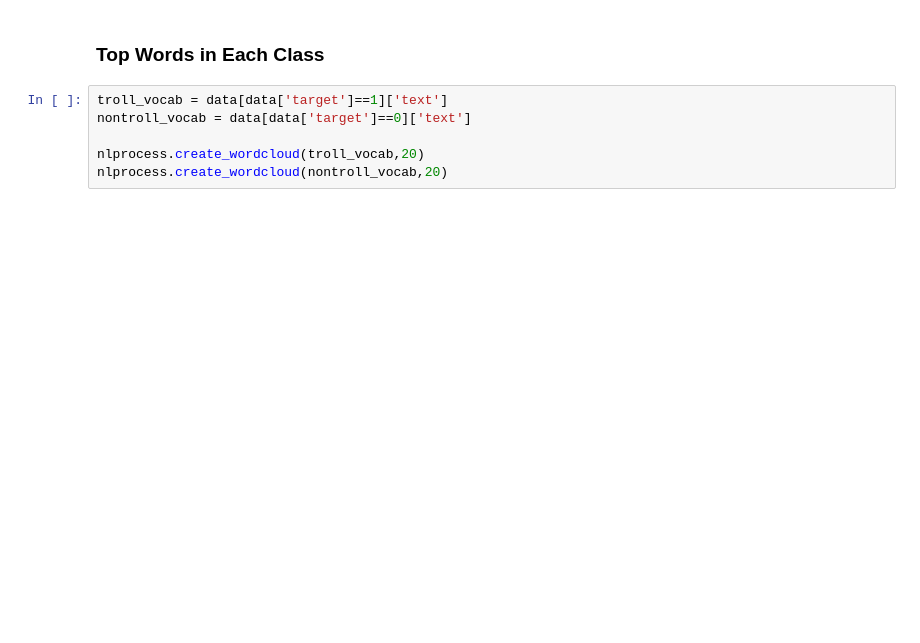
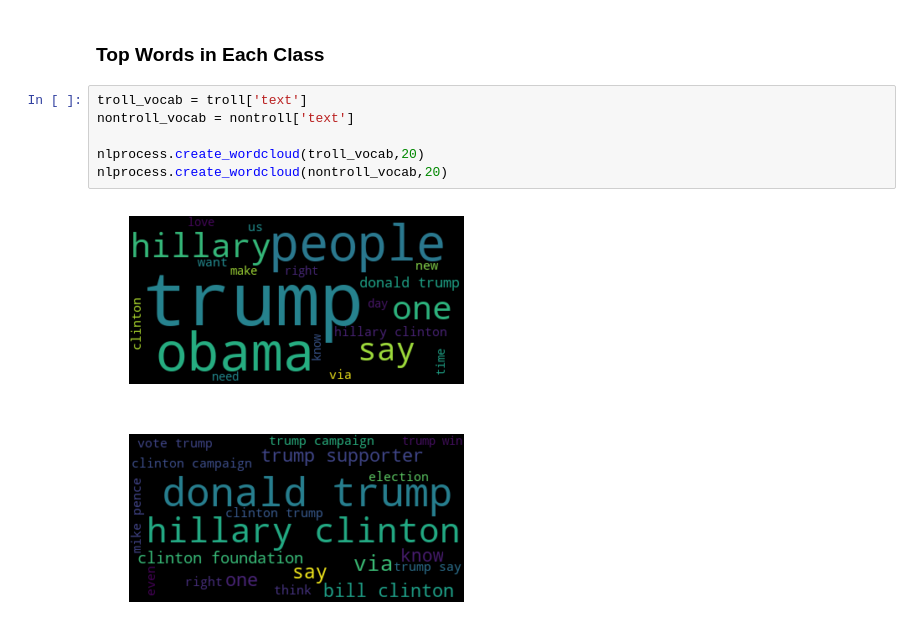
Before and after one commit to vanacorec/Mod3_Project, a Jupyter notebook: AggregateNotebook.ipynb, the cells around one changed output. Cells and saved outputs as stored; diff of their text form; blank space fills up the shorter version.

```diff
--- a/AggregateNotebook.ipynb
+++ b/AggregateNotebook.ipynb
@@ -52,8 +117,11 @@ NameError: name 'data' is not defined
 # %% [markdown]
 ### Top Words in Each Class
 # %%
-troll_vocab = data[data['target']==1]['text']
-nontroll_vocab = data[data['target']==0]['text']
+troll_vocab = troll['text']
+nontroll_vocab = nontroll['text']
 
 nlprocess.create_wordcloud(troll_vocab,20)
 nlprocess.create_wordcloud(nontroll_vocab,20)
+# %% [output]
+[figure, added]
+[figure, added]
```
Also changed, not shown: parts of 10 cells of this notebook, 2 other files.
